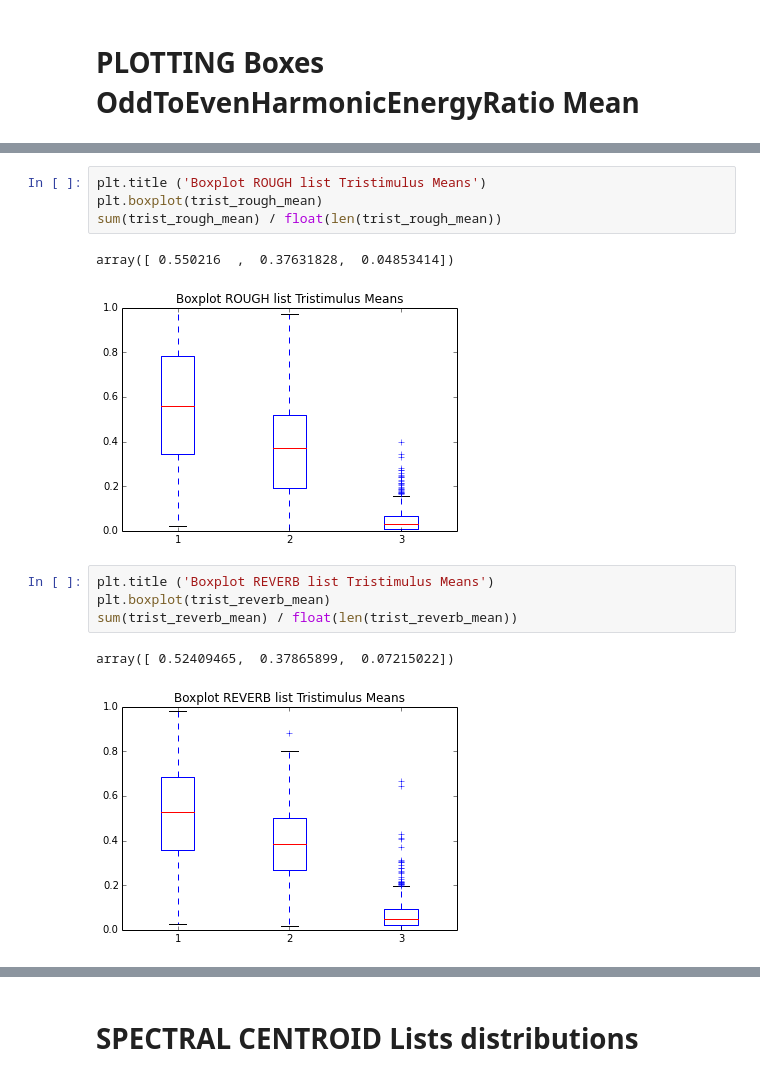
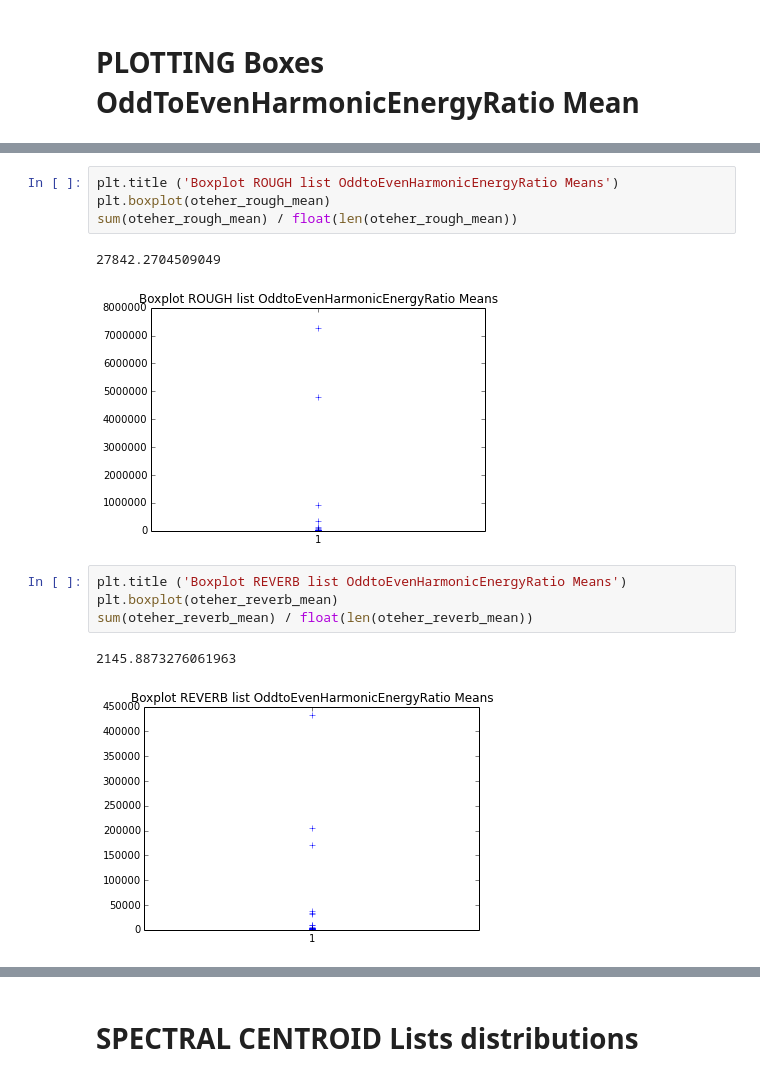
Before and after one commit to pedrogogo/SMC_Th, a Jupyter notebook: json_read_computing_essentia_descriptors.ipynb, the cells around one changed output, grey strips where cells are left out. Cells and saved outputs as stored; diff of their text form.

```diff
--- a/json_read_computing_essentia_descriptors.ipynb
+++ b/json_read_computing_essentia_descriptors.ipynb
@@ -908,15 +957,15 @@ array([ 0.52419876,  0.3786758 ,  0.07204281])
 # %%
-plt.title ('Boxplot ROUGH list Tristimulus Means')
-plt.boxplot(trist_rough_mean)
-sum(trist_rough_mean) / float(len(trist_rough_mean))
+plt.title ('Boxplot ROUGH list OddtoEvenHarmonicEnergyRatio Means')
+plt.boxplot(oteher_rough_mean)
+sum(oteher_rough_mean) / float(len(oteher_rough_mean))
 # %% [output]
-array([ 0.550216  ,  0.37631828,  0.04853414])
+27842.2704509049
-[figure, old version]
+[figure, new version]
 # %%
-plt.title ('Boxplot REVERB list Tristimulus Means')
-plt.boxplot(trist_reverb_mean)
-sum(trist_reverb_mean) / float(len(trist_reverb_mean))
+plt.title ('Boxplot REVERB list OddtoEvenHarmonicEnergyRatio Means')
+plt.boxplot(oteher_reverb_mean)
+sum(oteher_reverb_mean) / float(len(oteher_reverb_mean))
 # %% [output]
-array([ 0.52409465,  0.37865899,  0.07215022])
+2145.8873276061963
-[figure, old version]
+[figure, new version]
 # %%
```
Also changed, not shown: parts of 39 cells of this notebook.
